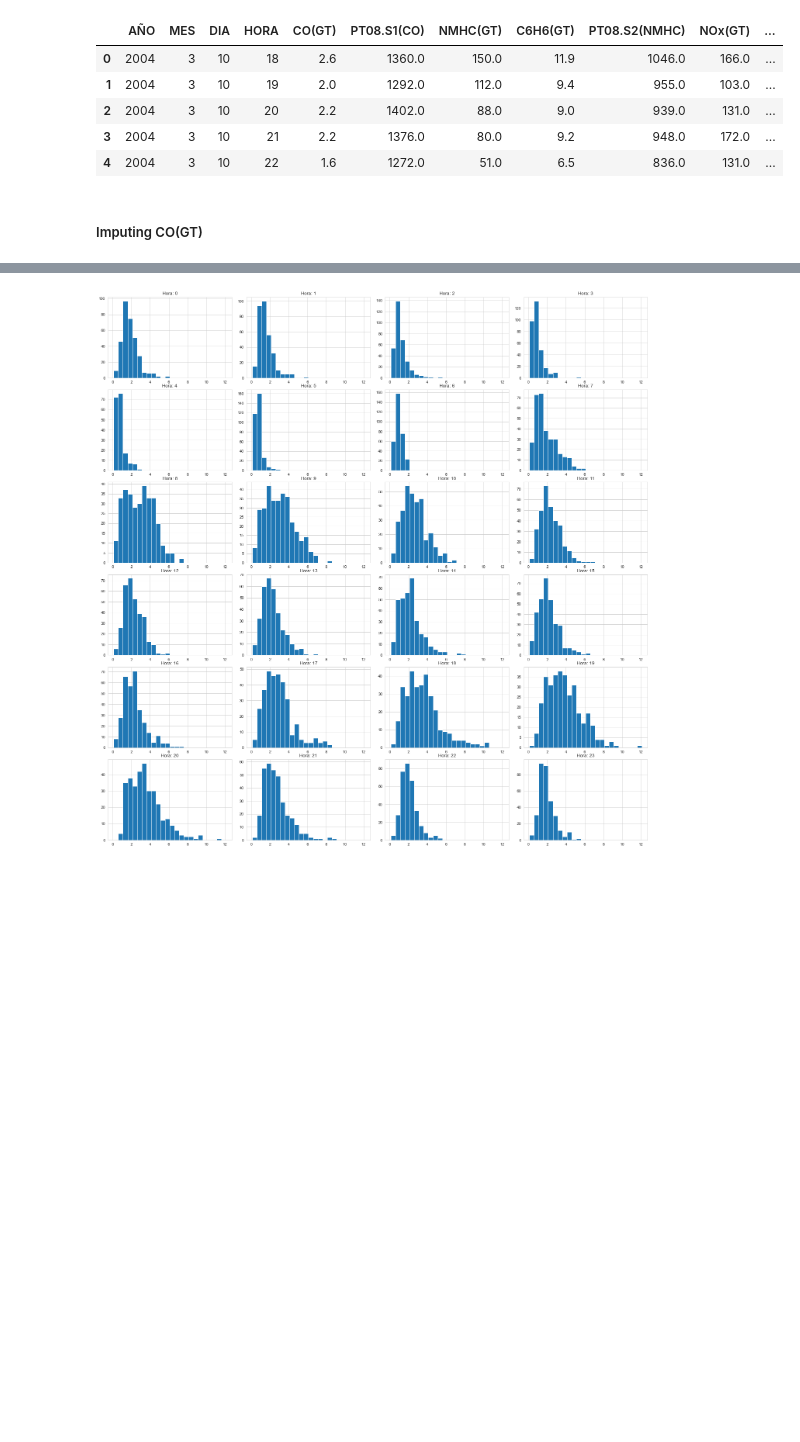
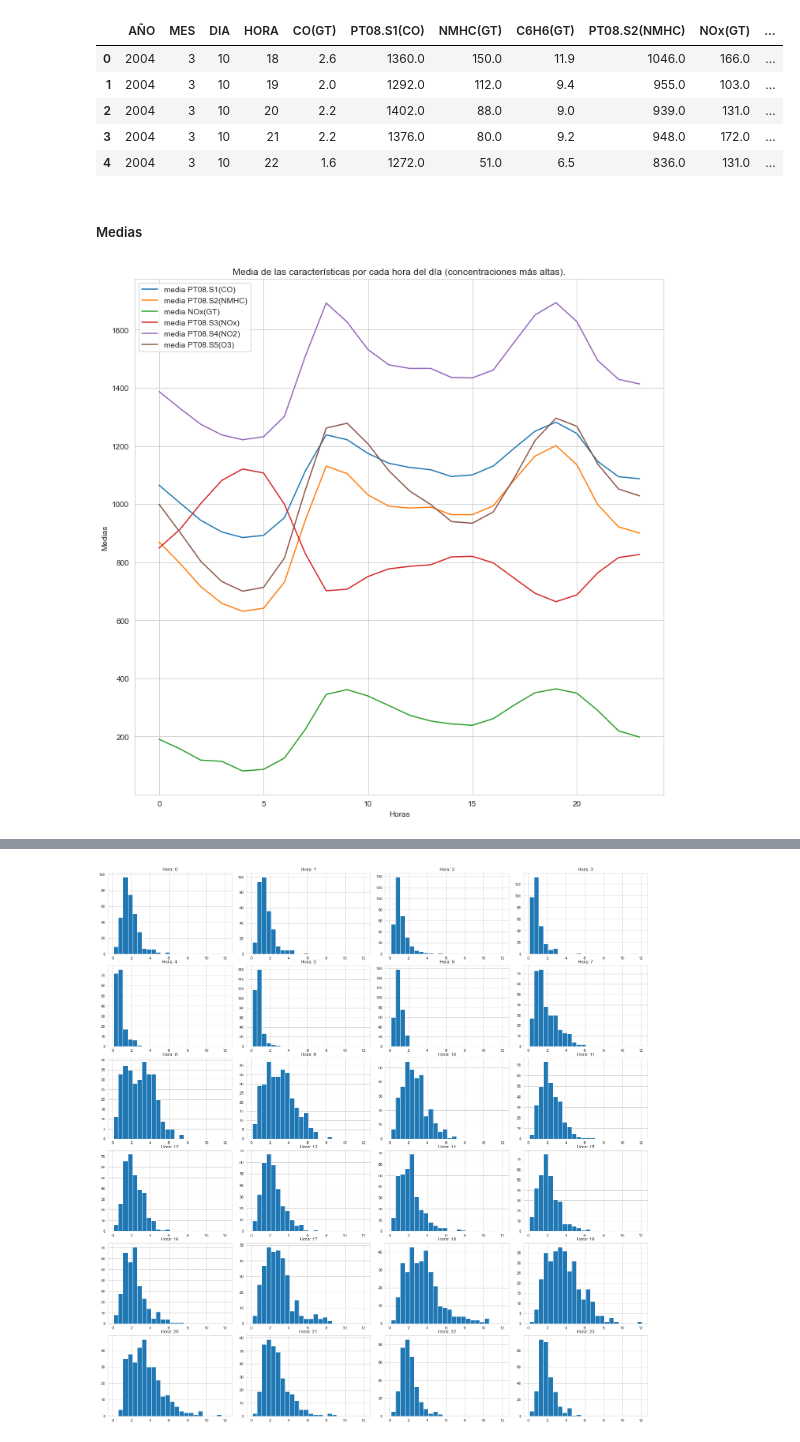
Before and after one commit to Bhernandez-dot/Air_Quality_Forecasting, a Jupyter notebook: Untitled.ipynb, the cells around one changed output, grey strips where cells are left out. Cells and saved outputs as stored; diff of their text form; code cells hidden in the pictures; blank space fills up the shorter version.

```diff
--- a/Untitled.ipynb
+++ b/Untitled.ipynb
@@ -179,5 +176,31 @@ df3.head()
 | 2 | 2004 | 3 | 10 | 20 | 2.2 | 1402.0 | 88.0 | 9.0 | 939.0 | 131.0 | ... |
 | 3 | 2004 | 3 | 10 | 21 | 2.2 | 1376.0 | 80.0 | 9.2 | 948.0 | 172.0 | ... |
 | 4 | 2004 | 3 | 10 | 22 | 1.6 | 1272.0 | 51.0 | 6.5 | 836.0 | 131.0 | ... |
-# %% [markdown]
-##### Imputing CO(GT)
+# %% [markdown]
+##### Medias
+# %%
+#Genero dataset con las medias por horas (sin outliers)
+per_H = {}
+hrs =  [i for i in range(24)]
+per_H['HORAS'] = hrs
+
+for col in df3.columns[4:]:
+    medias_col = []
+    for i in hrs:
+        medias_col.append(np.mean(df3[col][(df3['HORA']==i) & (df3[col]>0)]))
+
+    per_H[col] = medias_col
+
+df_medias = pd.DataFrame(per_H)
+# %%
+plt.figure(figsize=(12,12))
+for col in df_medias.columns[1:]:
+    if df_medias[col][0]>120:
+        plt.plot(df_medias['HORAS'],df_medias[col], label = 'media '+col)
+plt.xlabel('Horas')
+plt.ylabel('Medias')
+plt.title('Media de las características por cada hora del día (concentraciones más altas).')
+plt.legend()
+plt.show()
+# %% [output]
+[figure, added]
```
Also changed, not shown: parts of 12 cells of this notebook.
